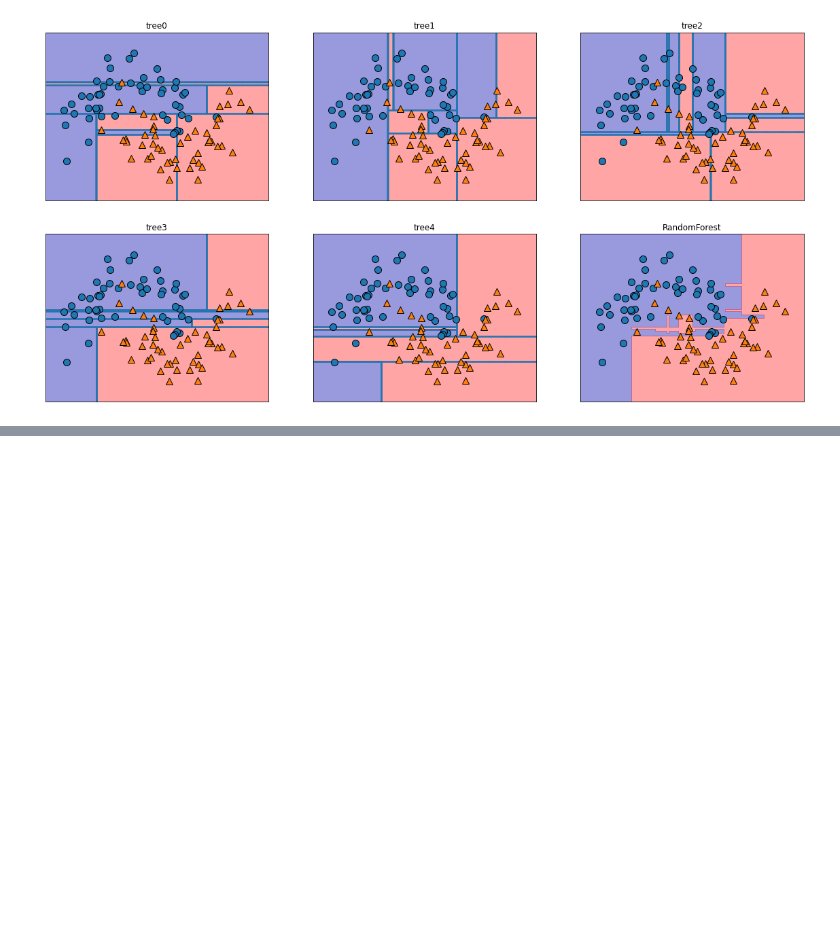
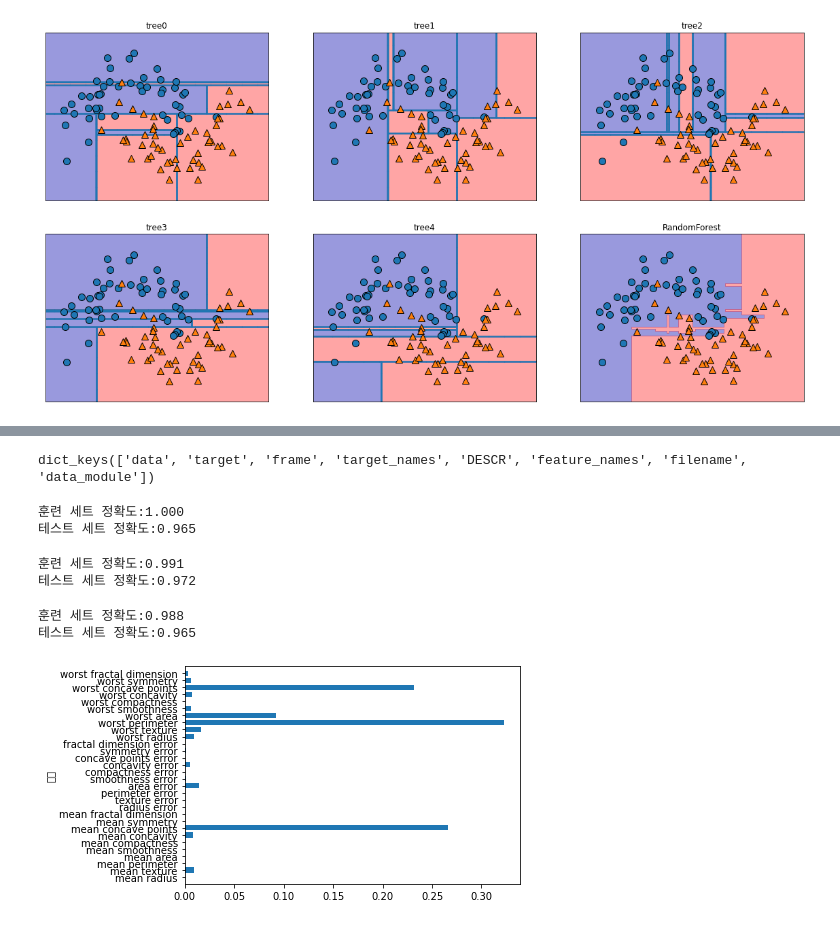
Before and after one commit to SWiwoo/CornStudy, a Jupyter notebook: chapter2__지도_학습_2.ipynb, the cells around one changed output, grey strips where cells are left out. Drawn from its saved outputs; the diff is of its cells as text; code cells hidden in the pictures; blank space fills up the shorter version.

```diff
--- a/chapter2__지도_학습_2.ipynb
+++ b/chapter2__지도_학습_2.ipynb
@@ -421,0 +510,47 @@ mglearn.discrete_scatter(X[:,0],X[:,1],y)
+# %%
+cancer.keys()
+# %% [output]
+dict_keys(['data', 'target', 'frame', 'target_names', 'DESCR', 'feature_names', 'filename', 'data_module'])
+# %%
+from sklearn.ensemble import GradientBoostingClassifier
+X_train, X_test,y_train,y_test = train_test_split(
+    cancer.data, cancer.target, random_state=0
+)
+
+gbrt=GradientBoostingClassifier(random_state=0)
+gbrt.fit(X_train,y_train)
+
+print("훈련 세트 정확도:{:.3f}".format(gbrt.score(X_train, y_train)))
+print("테스트 세트 정확도:{:.3f}".format(gbrt.score(X_test, y_test)))   ## 훈련 세트 정확도가 100이니 과대적합된 것, 트리의 최대 깊이를 줄여
+
+                                                                        ## 사전 가지치기를 하거나 학습률을 낮출 수 있음
+# %% [output]
+훈련 세트 정확도:1.000
+테스트 세트 정확도:0.965
+# %%
+gbrt=GradientBoostingClassifier(random_state=0, max_depth=1)       # 트리의 최대 깊이를 1개로 제한
+gbrt.fit(X_train, y_train)
+
+print("훈련 세트 정확도:{:.3f}".format(gbrt.score(X_train, y_train)))
+print("테스트 세트 정확도:{:.3f}".format(gbrt.score(X_test, y_test)))
+# %% [output]
+훈련 세트 정확도:0.991
+테스트 세트 정확도:0.972
+# %%
+gbrt=GradientBoostingClassifier(random_state=0, learning_rate=0.01)            # 학습률을 낮춤
+gbrt.fit(X_train, y_train)
+
+print("훈련 세트 정확도:{:.3f}".format(gbrt.score(X_train, y_train)))
+print("테스트 세트 정확도:{:.3f}".format(gbrt.score(X_test, y_test)))
+# %% [output]
+훈련 세트 정확도:0.988
+테스트 세트 정확도:0.965
+# %%
+# 다른 결정 트리 기반 모델처럼 특성의 중요도를 시각화하면 모델을 더 잘 이해할 수 있음
+
+gbrt=GradientBoostingClassifier(random_state=0, max_depth=1)
+gbrt.fit(X_train, y_train)
+
+plot_feature_importances_cancer(gbrt)
+# %% [output]
+[figure, added]
```
Also changed, not shown: parts of 28 cells of this notebook.
